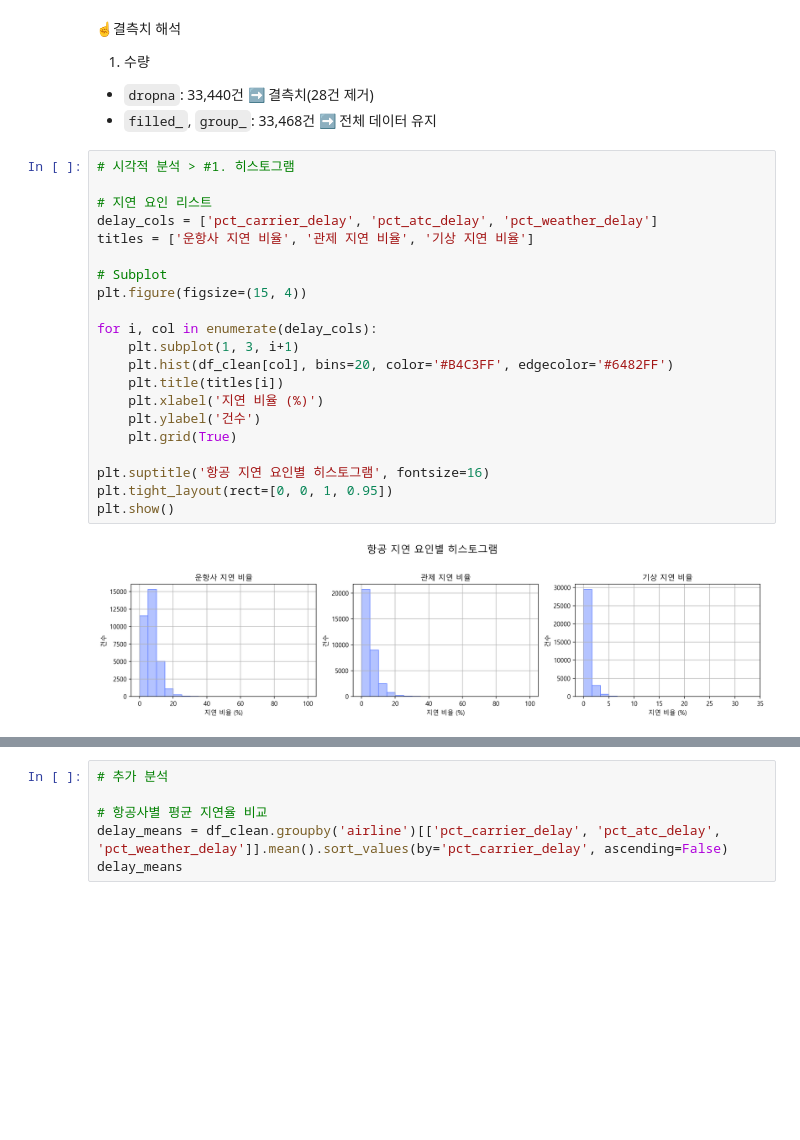
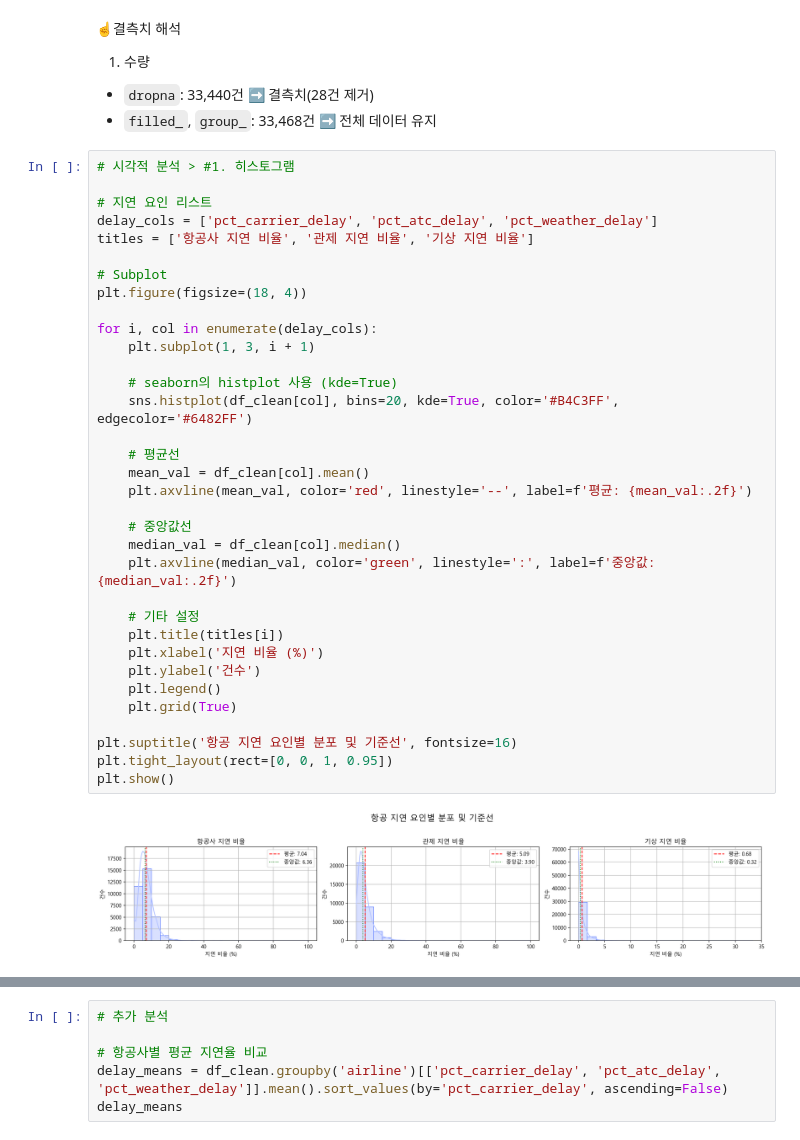
Before and after one commit to jihuikim45/hipython_rep, a Jupyter notebook: 01_data_anal_proj/분석보고서.ipynb, the cells around one changed output, grey strips where cells are left out. Drawn from its saved outputs; the diff is of its cells as text; blank space fills up the shorter version.

```diff
--- a/01_data_anal_proj/분석보고서.ipynb
+++ b/01_data_anal_proj/분석보고서.ipynb
@@ -380,24 +386,37 @@ memory usage: 940.0+ bytes
 # %%
 # 시각적 분석 > #1. 히스토그램
 
 # 지연 요인 리스트
 delay_cols = ['pct_carrier_delay', 'pct_atc_delay', 'pct_weather_delay']
-titles = ['운항사 지연 비율', '관제 지연 비율', '기상 지연 비율']
+titles = ['항공사 지연 비율', '관제 지연 비율', '기상 지연 비율']
 
 # Subplot
-plt.figure(figsize=(15, 4))
+plt.figure(figsize=(18, 4))
 
 for i, col in enumerate(delay_cols):
-    plt.subplot(1, 3, i+1)
-    plt.hist(df_clean[col], bins=20, color='#B4C3FF', edgecolor='#6482FF')
+    plt.subplot(1, 3, i + 1)
+
+    # seaborn의 histplot 사용 (kde=True)
+    sns.histplot(df_clean[col], bins=20, kde=True, color='#B4C3FF', edgecolor='#6482FF')
+
+    # 평균선
+    mean_val = df_clean[col].mean()
+    plt.axvline(mean_val, color='red', linestyle='--', label=f'평균: {mean_val:.2f}')
+
+    # 중앙값선
+    median_val = df_clean[col].median()
+    plt.axvline(median_val, color='green', linestyle=':', label=f'중앙값: {median_val:.2f}')
+
+    # 기타 설정
     plt.title(titles[i])
     plt.xlabel('지연 비율 (%)')
     plt.ylabel('건수')
+    plt.legend()
     plt.grid(True)
 
-plt.suptitle('항공 지연 요인별 히스토그램', fontsize=16)
+plt.suptitle('항공 지연 요인별 분포 및 기준선', fontsize=16)
 plt.tight_layout(rect=[0, 0, 1, 0.95])
 plt.show()
 # %% [output]
-[figure, old version]
+[figure, new version]
 # %% [markdown]
```
Also changed, not shown: parts of 19 cells of this notebook.
